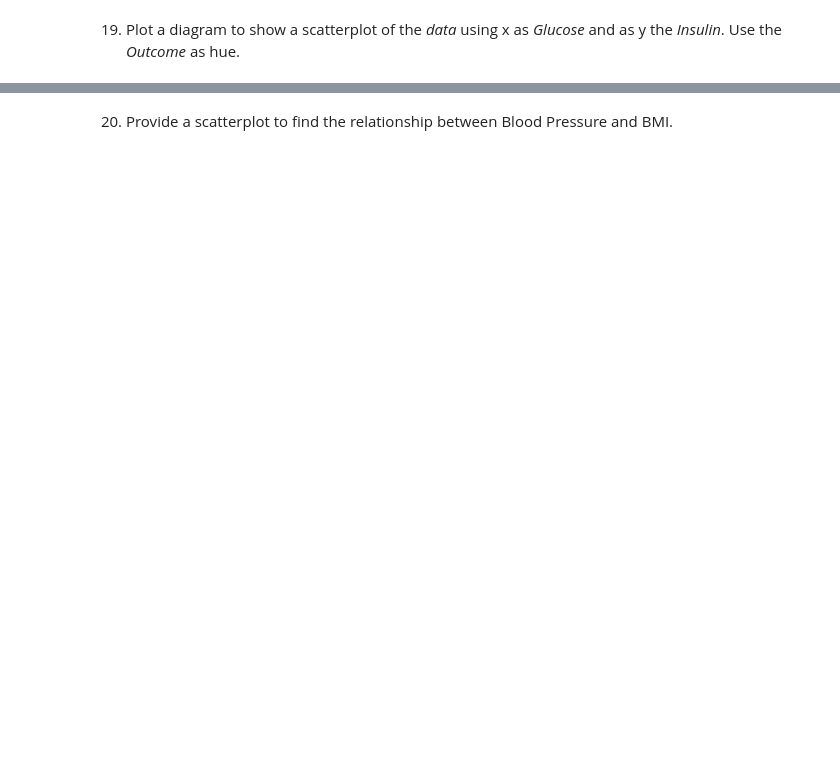
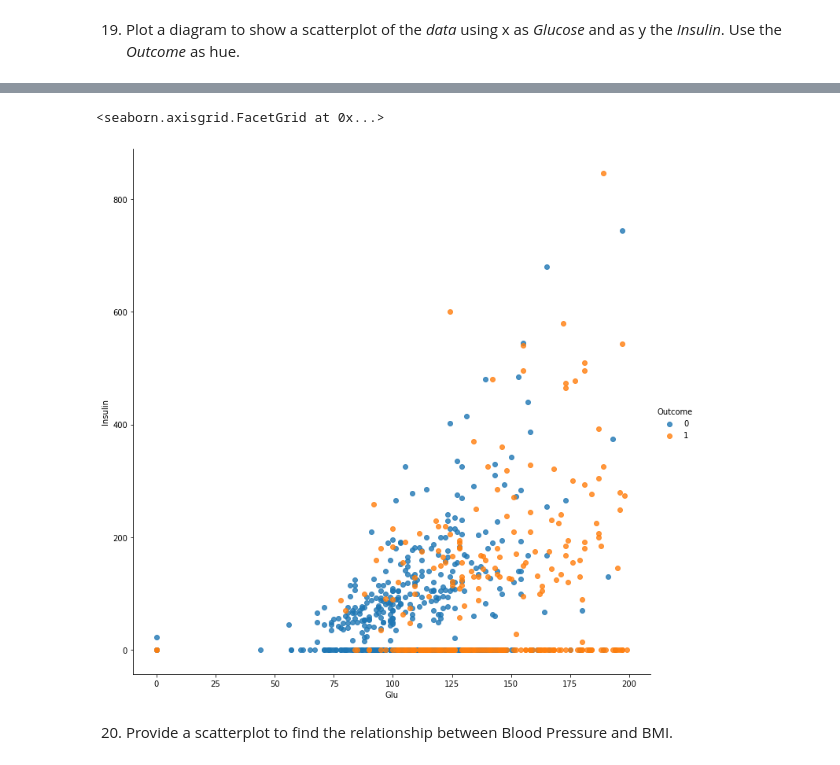
Before and after one commit to viswambaran/DataDrivenAnalytics, a Jupyter notebook: Formative/DDA_Formative_Solutions.ipynb, the cells around one changed output, grey strips where cells are left out. Cells and saved outputs as stored; diff of their text form; code cells hidden in the pictures; blank space fills up the shorter version.

```diff
--- a/Formative/DDA_Formative_Solutions.ipynb
+++ b/Formative/DDA_Formative_Solutions.ipynb
@@ -284,2 +292,8 @@ array([1])
+# %%
+# Provide your solution here.
+sns.lmplot(x='Glu', y='Insulin', hue='Outcome', data=diabetes_data, height=10, fit_reg=False)
+# %% [output]
+<seaborn.axisgrid.FacetGrid at 0x...>
+[figure, added]
 # %% [markdown]
 20. Provide a scatterplot to find the relationship between Blood Pressure and BMI.
```
Also changed, not shown: parts of 6 cells of this notebook.
